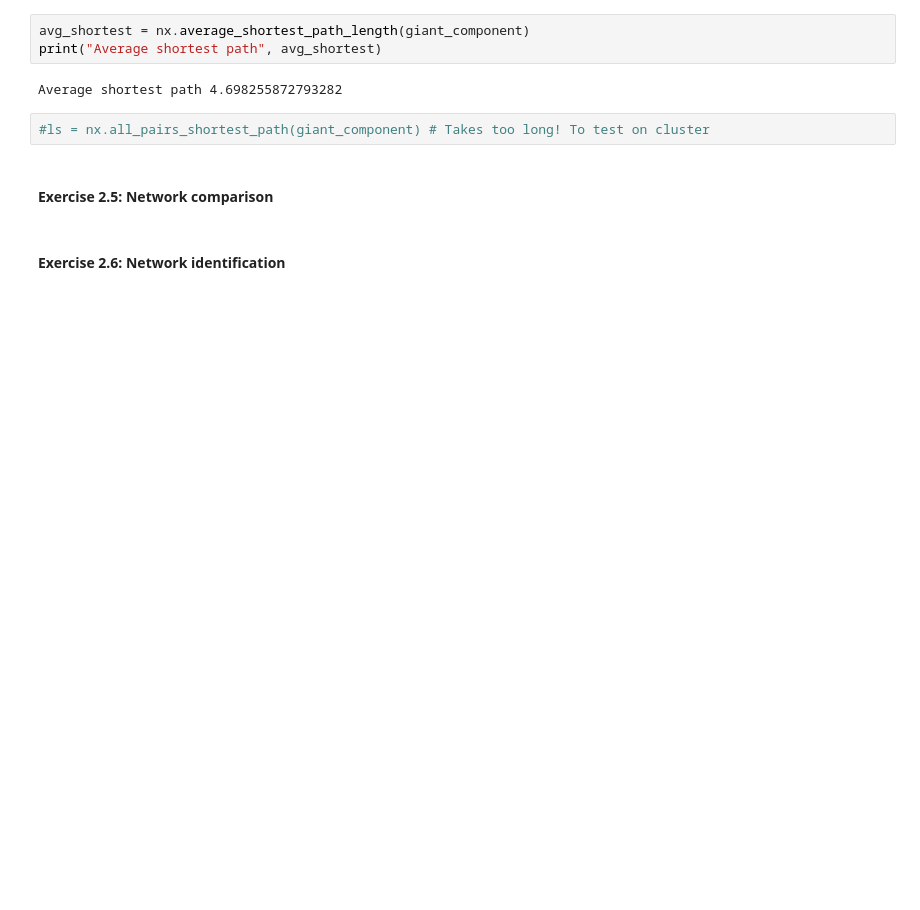
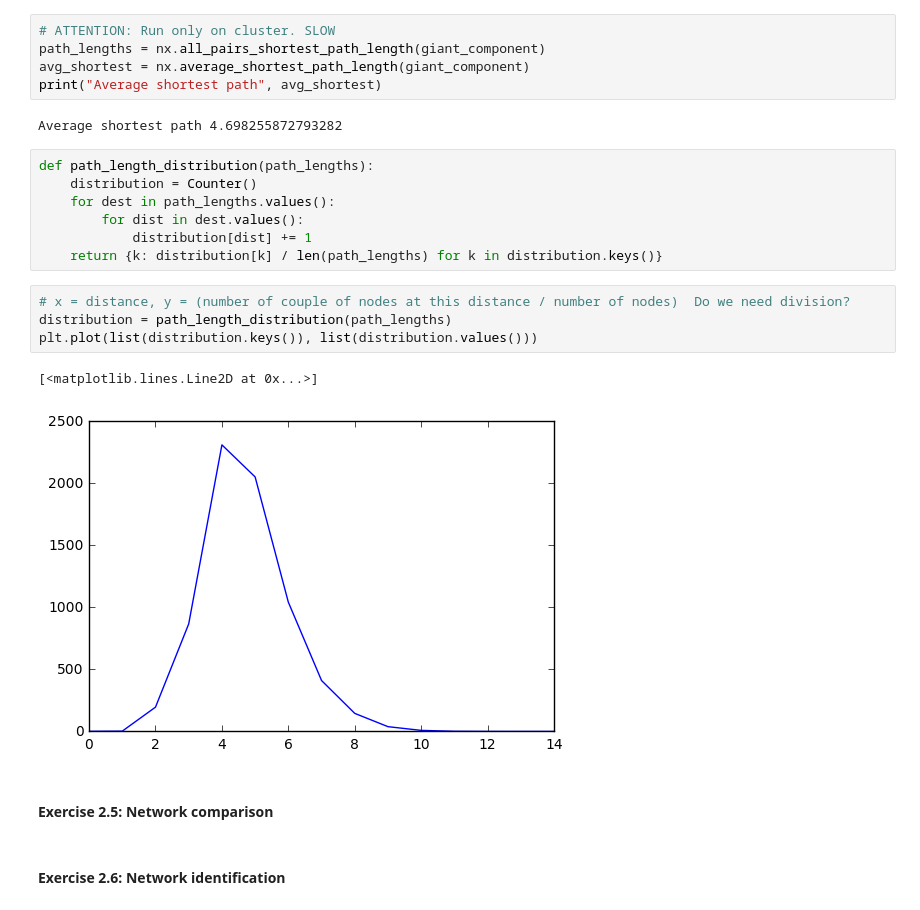
Before and after one commit to jeanbaptistebeau/Internet-Analytics-Notebooks, a Jupyter notebook: lab2/notebooks/ix-lab2-notebook-part1.ipynb, the cells around one changed output. Drawn from its saved outputs; the diff is of its cells as text; blank space fills up the shorter version.

```diff
--- a/lab2/notebooks/ix-lab2-notebook-part1.ipynb
+++ b/lab2/notebooks/ix-lab2-notebook-part1.ipynb
@@ -98,12 +97,26 @@ Size of giant components 7077
 # %% [markdown]
 #### Exercise 2.4: Short paths & Small-worlds
 # %%
+# ATTENTION: Run only on cluster. SLOW
+path_lengths = nx.all_pairs_shortest_path_length(giant_component)
 avg_shortest = nx.average_shortest_path_length(giant_component)
 print("Average shortest path", avg_shortest)
 # %% [output]
 Average shortest path 4.698255872793282
-# %%
-#ls = nx.all_pairs_shortest_path(giant_component) # Takes too long! To test on cluster
+# %%
+def path_length_distribution(path_lengths):
+    distribution = Counter()
+    for dest in path_lengths.values():
+        for dist in dest.values():
+            distribution[dist] += 1
+    return {k: distribution[k] / len(path_lengths) for k in distribution.keys()}
+# %%
+# x = distance, y = (number of couple of nodes at this distance / number of nodes)  Do we need division?
+distribution = path_length_distribution(path_lengths)
+plt.plot(list(distribution.keys()), list(distribution.values()))
+# %% [output]
+[<matplotlib.lines.Line2D at 0x...>]
+[figure, added]
 # %% [markdown]
 #### Exercise 2.5: Network comparison
 # %% [markdown]
```
Also changed, not shown: parts of 4 cells of this notebook.
